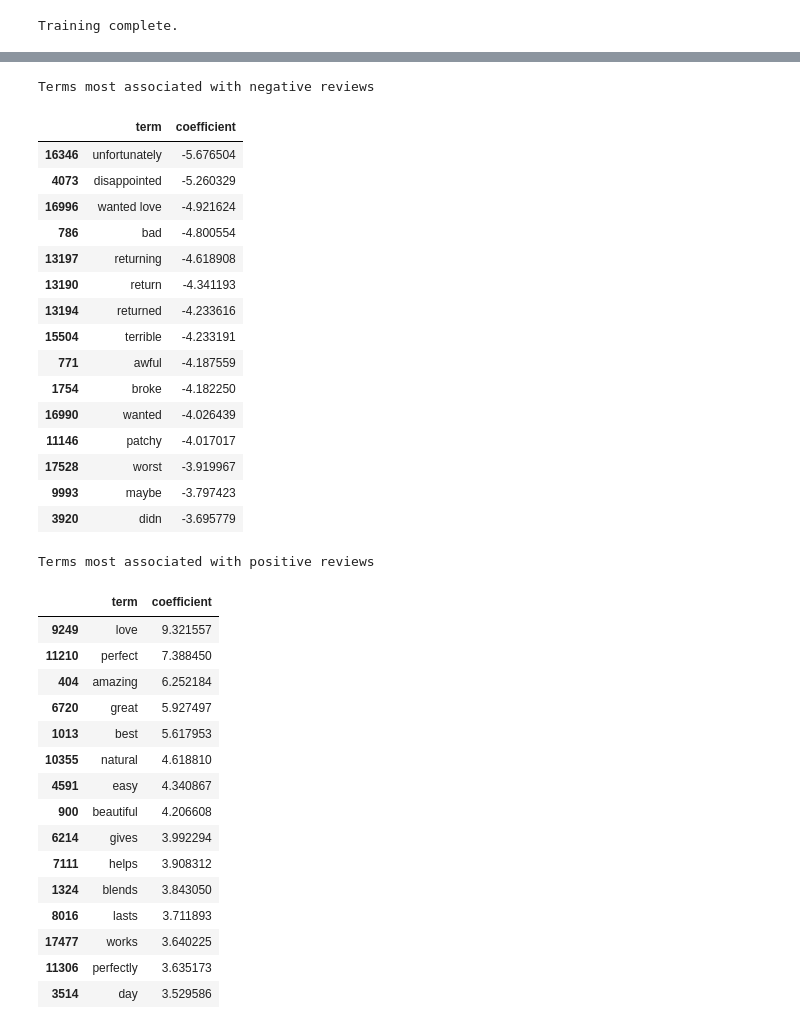
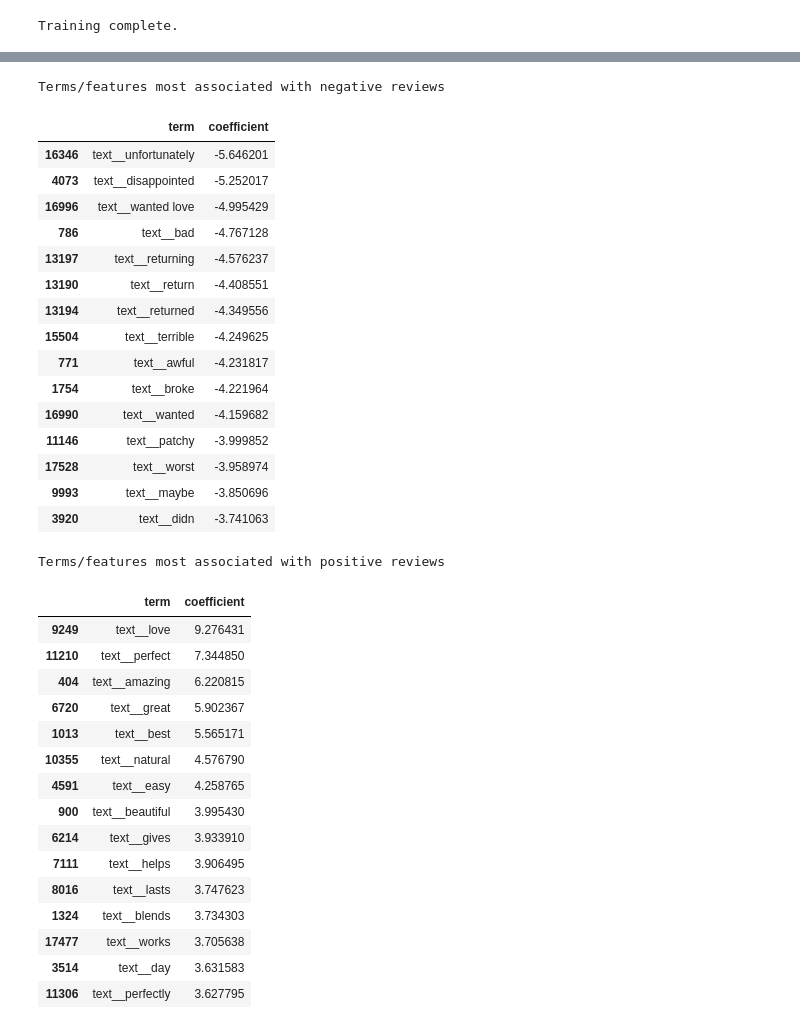
Before and after one commit to amafteeva/Predictive-beauty-analysis-using-computer-vision-and-machine-learning-, a Jupyter notebook: experiments/04_review_satisfaction_baseline.ipynb, the cells around one changed output, grey strips where cells are left out. Drawn from its saved outputs; the diff is of its cells as text; code cells hidden in the pictures.

```diff
--- a/experiments/04_review_satisfaction_baseline.ipynb
+++ b/experiments/04_review_satisfaction_baseline.ipynb
@@ -172,6 +253,8 @@ Testing positive rate: 73.7%
 review_classifier = build_review_classifier(
     max_features=40_000,
     minimum_document_frequency=5,
+    categorical_columns=("category", "brand"),
+    numeric_columns=("price",),
 )
 
 review_classifier.fit(X_train, y_train)
@@ -221,49 +308,49 @@ Always-positive accuracy: 0.737
 # %%
-feature_names = review_classifier.named_steps["tfidf"].get_feature_names_out()
+feature_names = review_classifier.named_steps["features"].get_feature_names_out()
 coefficients = review_classifier.named_steps["classifier"].coef_[0]
 
 coefficient_table = pd.DataFrame(
     {"term": feature_names, "coefficient": coefficients}
 )
 
-print("Terms most associated with negative reviews")
+print("Terms/features most associated with negative reviews")
 display(coefficient_table.nsmallest(15, "coefficient"))
 
-print("Terms most associated with positive reviews")
+print("Terms/features most associated with positive reviews")
 display(coefficient_table.nlargest(15, "coefficient"))
 # %% [output]
-Terms most associated with negative reviews
+Terms/features most associated with negative reviews
 |  | term | coefficient |
-| 16346 | unfortunately | -5.676504 |
-| 4073 | disappointed | -5.260329 |
-| 16996 | wanted love | -4.921624 |
-| 786 | bad | -4.800554 |
-| 13197 | returning | -4.618908 |
-| 13190 | return | -4.341193 |
-| 13194 | returned | -4.233616 |
-| 15504 | terrible | -4.233191 |
-| 771 | awful | -4.187559 |
-| 1754 | broke | -4.182250 |
-| 16990 | wanted | -4.026439 |
-| 11146 | patchy | -4.017017 |
-| 17528 | worst | -3.919967 |
-| 9993 | maybe | -3.797423 |
-| 3920 | didn | -3.695779 |
+| 16346 | text__unfortunately | -5.646201 |
+| 4073 | text__disappointed | -5.252017 |
+| 16996 | text__wanted love | -4.995429 |
+| 786 | text__bad | -4.767128 |
+| 13197 | text__returning | -4.576237 |
+| 13190 | text__return | -4.408551 |
+| 13194 | text__returned | -4.349556 |
+| 15504 | text__terrible | -4.249625 |
+| 771 | text__awful | -4.231817 |
+| 1754 | text__broke | -4.221964 |
+| 16990 | text__wanted | -4.159682 |
+| 11146 | text__patchy | -3.999852 |
+| 17528 | text__worst | -3.958974 |
+| 9993 | text__maybe | -3.850696 |
+| 3920 | text__didn | -3.741063 |
-Terms most associated with positive reviews
+Terms/features most associated with positive reviews
 |  | term | coefficient |
-| 9249 | love | 9.321557 |
-| 11210 | perfect | 7.388450 |
-| 404 | amazing | 6.252184 |
-| 6720 | great | 5.927497 |
-| 1013 | best | 5.617953 |
-| 10355 | natural | 4.618810 |
-| 4591 | easy | 4.340867 |
-| 900 | beautiful | 4.206608 |
-| 6214 | gives | 3.992294 |
-| 7111 | helps | 3.908312 |
-| 1324 | blends | 3.843050 |
-| 8016 | lasts | 3.711893 |
-| 17477 | works | 3.640225 |
-| 11306 | perfectly | 3.635173 |
-| 3514 | day | 3.529586 |
+| 9249 | text__love | 9.276431 |
+| 11210 | text__perfect | 7.344850 |
+| 404 | text__amazing | 6.220815 |
+| 6720 | text__great | 5.902367 |
+| 1013 | text__best | 5.565171 |
+| 10355 | text__natural | 4.576790 |
+| 4591 | text__easy | 4.258765 |
+| 900 | text__beautiful | 3.995430 |
+| 6214 | text__gives | 3.933910 |
+| 7111 | text__helps | 3.906495 |
+| 8016 | text__lasts | 3.747623 |
+| 1324 | text__blends | 3.734303 |
+| 17477 | text__works | 3.705638 |
+| 3514 | text__day | 3.631583 |
+| 11306 | text__perfectly | 3.627795 |
 # %% [markdown]
```
Also changed, not shown: parts of 15 cells of this notebook, 1 other file.
